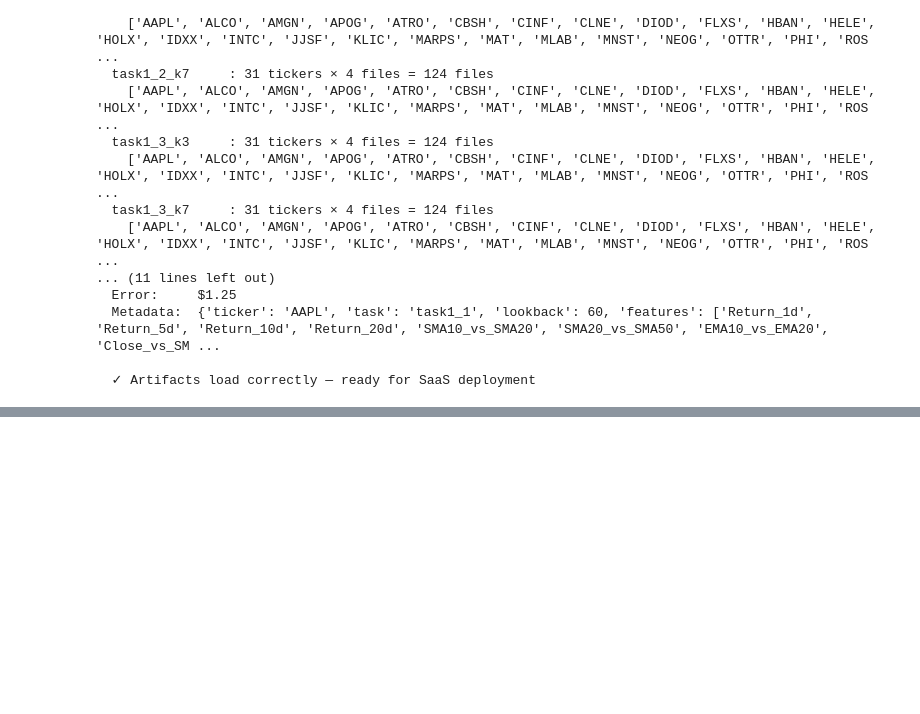
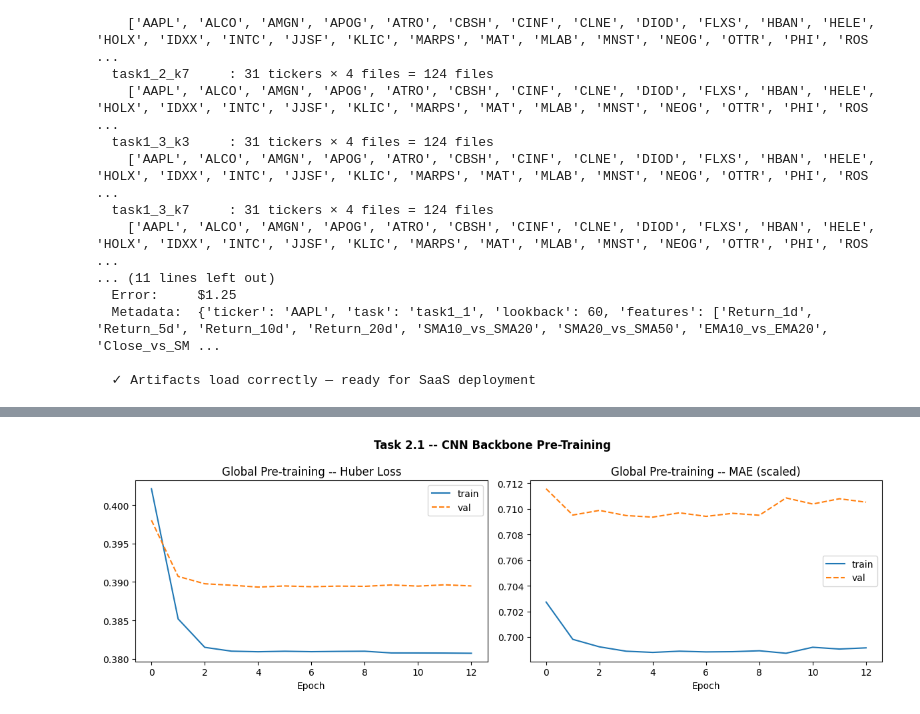
Before and after one commit to Tathao1t1/DL4AI-240162-project, a Jupyter notebook: 240162-project-notebook.ipynb, the cells around one changed output, grey strips where cells are left out. Drawn from its saved outputs; the diff is of its cells as text; code cells hidden in the pictures; blank space fills up the shorter version.

```diff
--- a/240162-project-notebook.ipynb
+++ b/240162-project-notebook.ipynb
@@ -2534,0 +3536,81 @@ print("\n  ✓ Artifacts load correctly — ready for SaaS deployment")
+# %%
+# ── Task 2.1 — Phase 1: Global CNN Backbone Pre-Training ─────────────────────
+#
+# STRATEGY (mirrors Task 1's global pre-train, adapted for VN + CNN-LSTM):
+#
+# Why pre-train a shared backbone?
+#   The CNN layers learn UNIVERSAL VN candlestick patterns — momentum shapes,
+#   reversion signals, volatility clusters. These are the same across all
+#   VN stocks: a doji reversal looks identical in FPT vs SSI.
+#   The LSTM layers capture each stock's SPECIFIC dynamics (sector news
+#   reactions, liquidity cycles), so they are fine-tuned per ticker.
+#
+# Pre-training data: LONG-history tickers only (>=2000 rows).
+#   Short-history tickers (~670 rows) do not provide enough history to
+#   teach universal patterns reliably; including them would dilute the
+#   CNN backbone's learned representations.
+#
+# Shuffling: after concatenating all LONG-ticker training sequences, we
+#   shuffle across stocks. Stocks are independent series, so cross-stock
+#   shuffling is safe; we only prohibit shuffling WITHIN a single series.
+
+# ── Concatenate all LONG-ticker training data ─────────────────────────────────
+X_global, y_global = [], []
+for t in long_tks:
+    if t in vn_proc:
+        X_global.append(vn_proc[t]['X_train'])
+        y_global.append(vn_proc[t]['y_train'])
+
+X_global = np.concatenate(X_global, axis=0)
+y_global = np.concatenate(y_global, axis=0)
+
+# Shuffle across stocks (safe: stocks are i.i.d. series, not one time series)
+perm     = np.random.permutation(len(X_global))
+X_global = X_global[perm]
+y_global = y_global[perm]
+
+print(f"Global pre-training set: {X_global.shape}")
+print(f"  ({len([t for t in long_tks if t in vn_proc])} LONG tickers concatenated + shuffled)")
+
+# ── Build and train global model ───────────────────────────────────────────────
+tf.keras.backend.clear_session()
+np.random.seed(42); tf.random.set_seed(42)
+
+global_model = build_cnn_lstm(VN_LOOKBACK, VN_N_FEATURES,
+                               dropout=0.25, l2_val=1e-4, lr=1e-3,
+                               name='CNN_LSTM_VN_backbone')
+
+# 90/10 split within global set for pre-training validation
+split_g   = int(len(X_global) * 0.90)
+Xg_tr, yg_tr = X_global[:split_g], y_global[:split_g]
+Xg_vl, yg_vl = X_global[split_g:], y_global[split_g:]
+
+cbs_pretrain = [
+    EarlyStopping(monitor='val_loss', patience=8, restore_best_weights=True, verbose=1),
+    ReduceLROnPlateau(monitor='val_loss', factor=0.5, patience=4, min_lr=1e-5, verbose=1),
+]
+
+history_global = global_model.fit(
+    Xg_tr, yg_tr,
+    validation_data=(Xg_vl, yg_vl),
+    epochs=60, batch_size=VN_BATCH_SIZE,
+    callbacks=cbs_pretrain, verbose=2,
+)
+
+# Save backbone weights
+backbone_path = str(VN_ARTIFACT_DIR / 'backbone_cnn_lstm.weights.h5')
+global_model.save_weights(backbone_path)
+print(f"\nBackbone weights saved: {backbone_path}")
+
+# ── Training curve ─────────────────────────────────────────────────────────────
+fig, axes = plt.subplots(1, 2, figsize=(12, 4))
+for ax, metric, label in zip(axes, ['loss', 'mae'], ['Huber Loss', 'MAE (scaled)']):
+    ax.plot(history_global.history[metric],        label='train')
+    ax.plot(history_global.history[f'val_{metric}'], label='val', ls='--')
+    ax.set_title(f'Global Pre-training -- {label}')
+    ax.set_xlabel('Epoch')
+    ax.legend()
+plt.suptitle('Task 2.1 -- CNN Backbone Pre-Training', fontweight='bold')
+plt.tight_layout()
+plt.show()
+# %% [output]
@@ -2534,0 +3634 @@ print("\n  ✓ Artifacts load correctly — ready for SaaS deployment")
+[figure, added]
```
Also changed, not shown: parts of 20 cells of this notebook, 39 other files.
